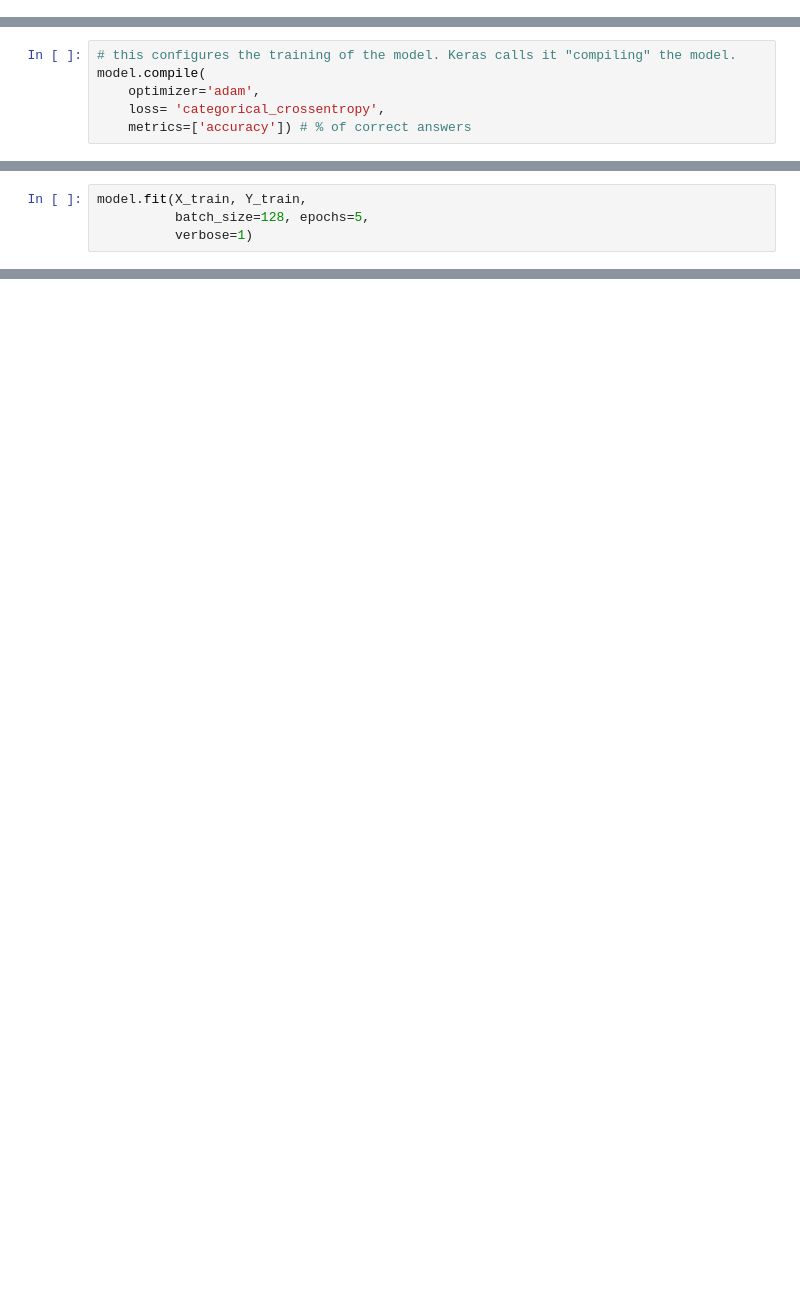
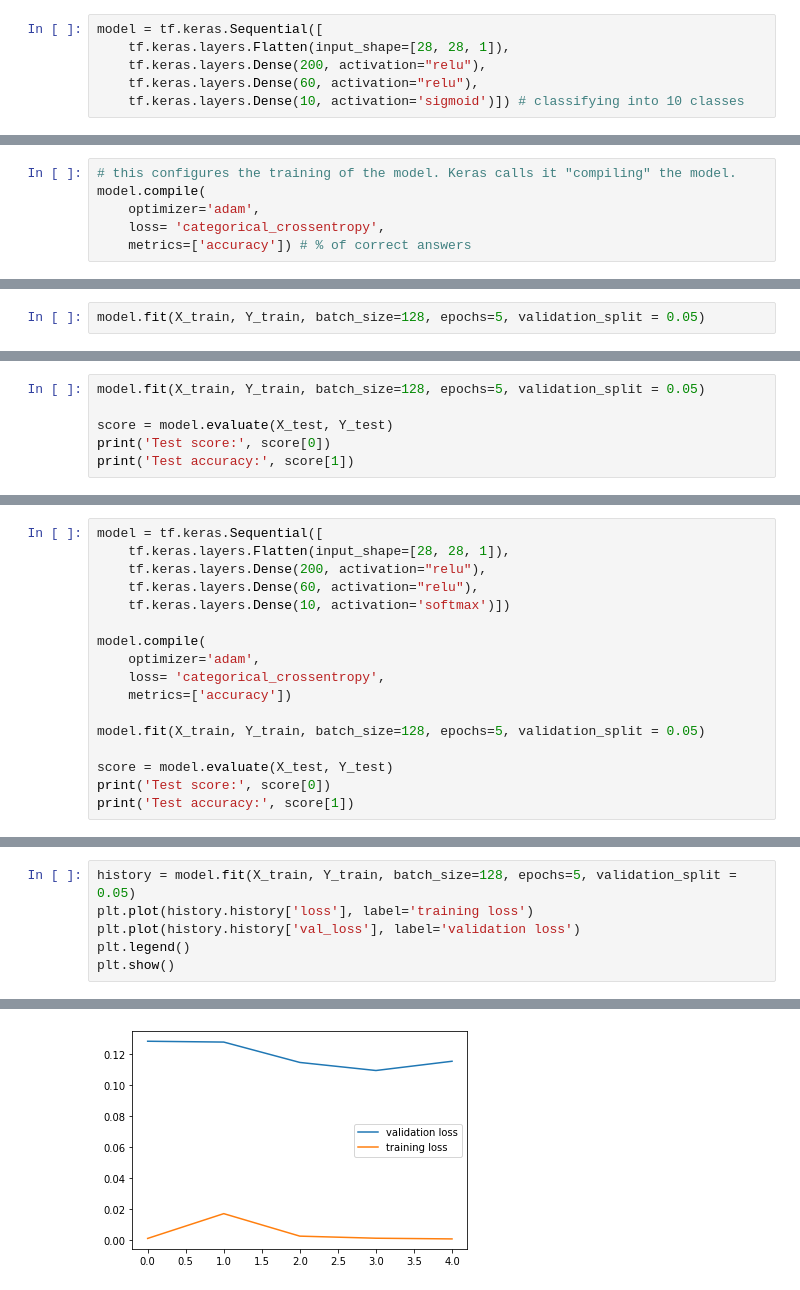
Before and after one commit to Ira-Shokar/CCFCS-Machine-Learning-Workshop, a Jupyter notebook: deep_learning_workshop.ipynb, the cells around one changed output, grey strips where cells are left out. Cells and saved outputs as stored; diff of their text form; blank space fills up the shorter version.

```diff
--- a/deep_learning_workshop.ipynb
+++ b/deep_learning_workshop.ipynb
@@ -131,0 +136,6 @@ Configuring the model is done in Keras using the model.compile function. Here we
+# %%
+model = tf.keras.Sequential([
+    tf.keras.layers.Flatten(input_shape=[28, 28, 1]),
+    tf.keras.layers.Dense(200, activation="relu"),
+    tf.keras.layers.Dense(60, activation="relu"),
+    tf.keras.layers.Dense(10, activation='sigmoid')]) # classifying into 10 classes
@@ -140,4 +178,2 @@ model.compile(
 # %%
-model.fit(X_train, Y_train,
-          batch_size=128, epochs=5,
-          verbose=1)
+model.fit(X_train, Y_train, batch_size=128, epochs=5, validation_split = 0.05)
@@ -194,0 +243,6 @@ Drop Out
+# %%
+model.fit(X_train, Y_train, batch_size=128, epochs=5, validation_split = 0.05)
+
+score = model.evaluate(X_test, Y_test)
+print('Test score:', score[0])
+print('Test accuracy:', score[1])
@@ -194,0 +266,17 @@ Drop Out
+# %%
+model = tf.keras.Sequential([
+    tf.keras.layers.Flatten(input_shape=[28, 28, 1]),
+    tf.keras.layers.Dense(200, activation="relu"),
+    tf.keras.layers.Dense(60, activation="relu"),
+    tf.keras.layers.Dense(10, activation='softmax')])
+
+model.compile(
+    optimizer='adam',
+    loss= 'categorical_crossentropy',
+    metrics=['accuracy'])
+
+model.fit(X_train, Y_train, batch_size=128, epochs=5, validation_split = 0.05)
+
+score = model.evaluate(X_test, Y_test)
+print('Test score:', score[0])
+print('Test accuracy:', score[1])
@@ -194,0 +302,7 @@ Drop Out
+# %%
+history = model.fit(X_train, Y_train, batch_size=128, epochs=5, validation_split = 0.05)
+plt.plot(history.history['loss'], label='training loss')
+plt.plot(history.history['val_loss'], label='validation loss')
+plt.legend()
+plt.show()
+# %% [output]
@@ -194,0 +319 @@ Drop Out
+[figure, added]
```
Also changed, not shown: parts of 76 cells of this notebook.
